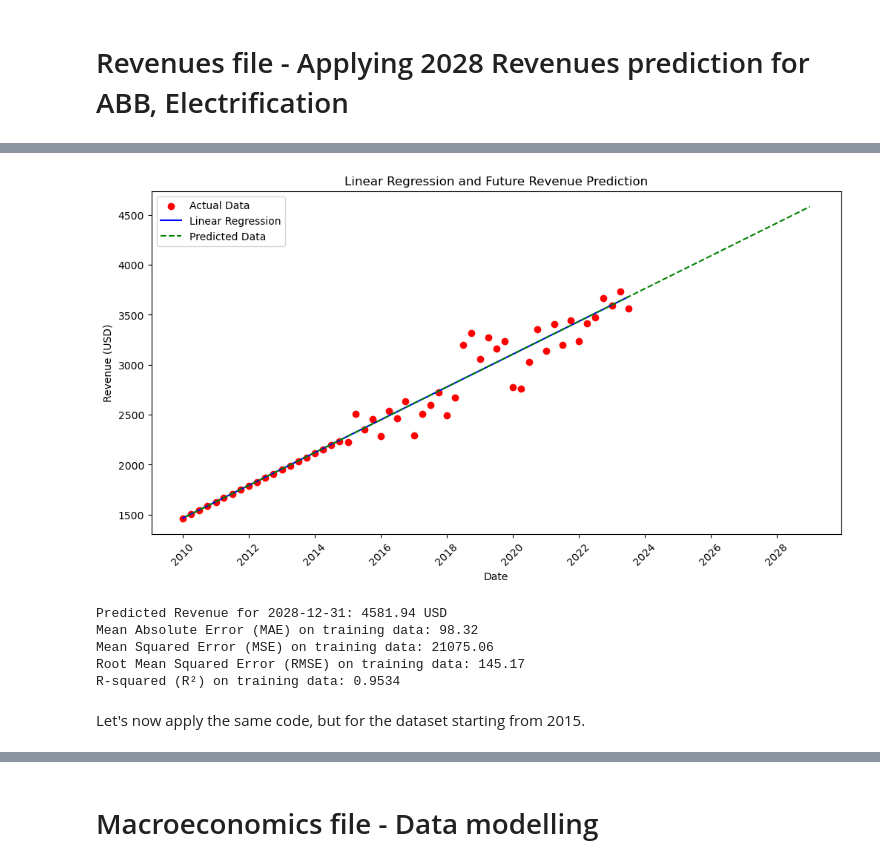
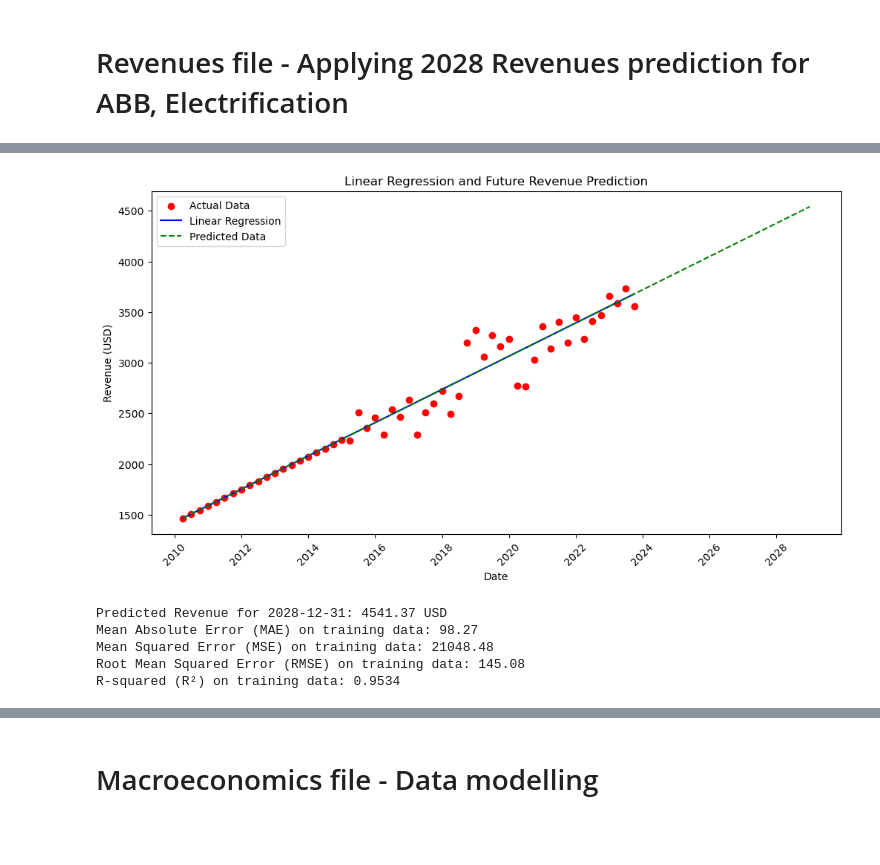
Before and after one commit to JakubKrezel/DS_project_JK, a Jupyter notebook: DS project.ipynb, the cells around one changed output, grey strips where cells are left out. Drawn from its saved outputs; the diff is of its cells as text; code cells hidden in the pictures; blank space fills up the shorter version.

```diff
--- a/DS project.ipynb
+++ b/DS project.ipynb
@@ -265,19 +274,11 @@ Let's see how it would look like with pre 2015 data incorporated.
 # %%
-# Prepare the Revenue data for ABB, Electrification
-revenue_data = df[(df['CIQ Formula'] == 'Revenue') & (df['Segment'] == 'Electrification')]
-summed_data = revenue_data.groupby(['Company name', 'Date', 'Currency'], as_index=False)['Value'].sum()
-abb_data = summed_data[summed_data['Company name'] == 'ABB']
-end_date = '2028-12-31'
-
-def linear_regression_and_metrics(data, end_date='2028-12-31', test_size=0.2, random_state=42):
-    # Linear regression model
+# Define the formula for linear regression model
+def linear_regression_chart_and_metrics(data, end_date, test_size=0.2, random_state=42):
     X = (data['Date'] - data['Date'].min()).dt.days.values.reshape(-1, 1)
     y = data['Value']
 
-    # Split the data into training and testing sets
+    # Split the data into training and testing sets and train the model
     X_train, X_test, y_train, y_test = train_test_split(X, y, test_size=test_size, random_state=random_state)
-
-    # Train the model on the training set
     model = LinearRegression()
     model.fit(X_train, y_train)
 
@@ -285,7 +286,7 @@ def linear_regression_and_metrics(data, end_date='2028-12-31', test_size=0.2, ra
     y_pred = model.predict(X)
 
     # Generate dates up to the specified end date
-    future_dates = pd.date_range(start=data['Date'].min(), end=end_date, freq='M')
+    future_dates = pd.date_range(start=data['Date'].min(), end=end_date, freq='Q')
     future_days = (future_dates - data['Date'].min()).days.values.reshape(-1, 1)
 
     # Predict revenues for future dates
@@ -293,40 +294,37 @@ def linear_regression_and_metrics(data, end_date='2028-12-31', test_size=0.2, ra
 
     # Create the plot
     plt.figure(figsize=(12, 6))
     plt.scatter(data['Date'], data['Value'], label='Actual Data', color='red')
     plt.plot(data['Date'], y_pred, label='Linear Regression', color='blue')
     plt.plot(future_dates, future_predictions, label='Predicted Data', linestyle='dashed', color='green')
     plt.xlabel('Date')
     plt.ylabel('Revenue (USD)')
     plt.title('Linear Regression and Future Revenue Prediction')
     plt.legend()
     plt.xticks(rotation=45)
 
     plt.show()
 
     # Calculate performance metrics on the training set
     y_pred_train = model.predict(X_train)
     mae_train = mean_absolute_error(y_train, y_pred_train)
     mse_train = mean_squared_error(y_train, y_pred_train)
     rmse_train = sqrt(mse_train)
     r2_train = r2_score(y_train, y_pred_train)
 
     # Print the results
     end_date_prediction = model.predict([[ (pd.to_datetime(end_date) - data['Date'].min()).days ]])
     print(f'Predicted Revenue for {end_date}: {end_date_prediction[0]:.2f} USD')
     print(f'Mean Absolute Error (MAE) on training data: {mae_train:.2f}')
     print(f'Mean Squared Error (MSE) on training data: {mse_train:.2f}')
     print(f'Root Mean Squared Error (RMSE) on training data: {rmse_train:.2f}')
     print(f'R-squared (R²) on training data: {r2_train:.4f}')
 
-# Example usage
-linear_regression_and_metrics(abb_data, end_date, test_size=0.2, random_state=42)
+linear_regression_chart_and_metrics(abb_data, end_date, test_size=0.2, random_state=42)
 # %% [output]
-[figure, old version]
+[figure, new version]
-Predicted Revenue for 2028-12-31: 4581.94 USD
-Mean Absolute Error (MAE) on training data: 98.32
-Mean Squared Error (MSE) on training data: 21075.06
-Root Mean Squared Error (RMSE) on training data: 145.17
+Predicted Revenue for 2028-12-31: 4541.37 USD
+Mean Absolute Error (MAE) on training data: 98.27
+Mean Squared Error (MSE) on training data: 21048.48
+Root Mean Squared Error (RMSE) on training data: 145.08
 R-squared (R²) on training data: 0.9534
-# %% [markdown]
-Let's now apply the same code, but for the dataset starting from 2015.
```
Also changed, not shown: parts of 69 cells of this notebook.
